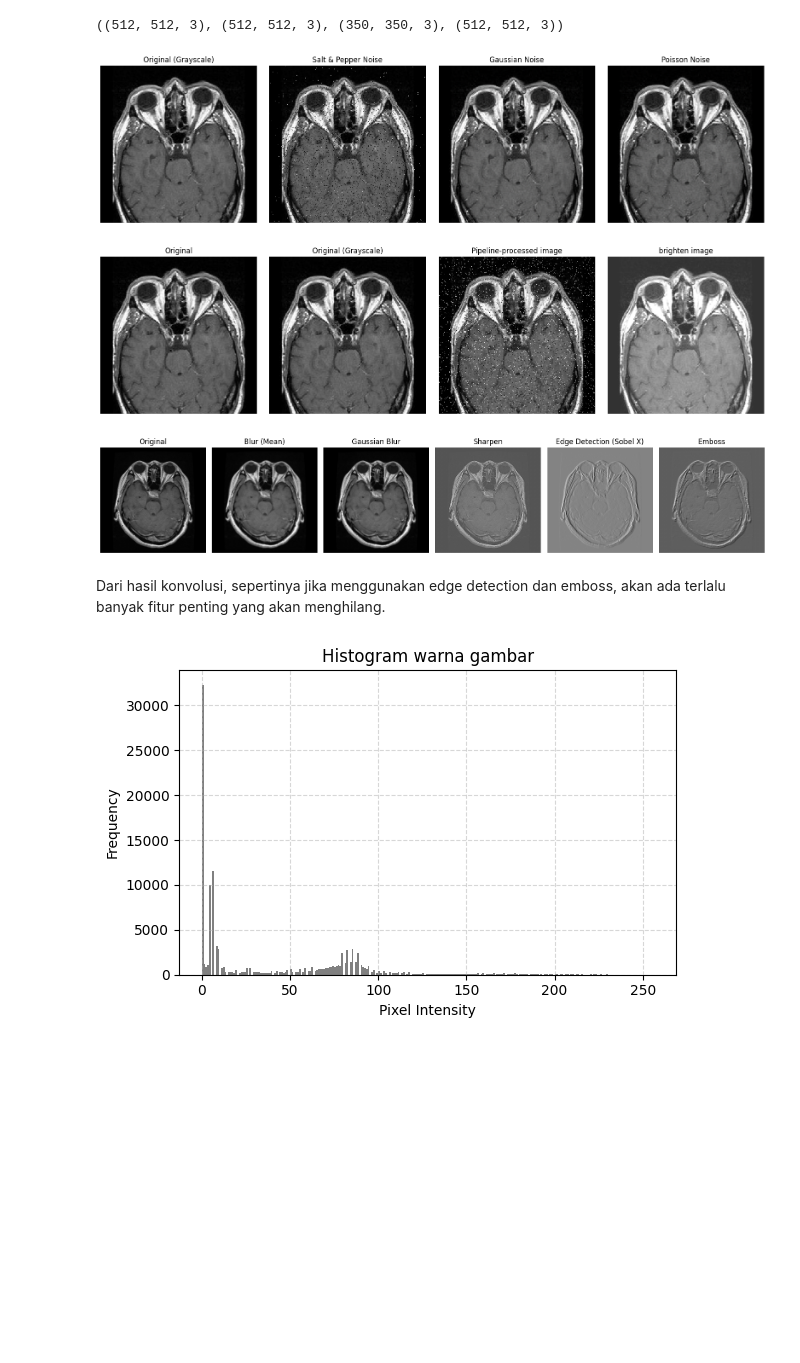
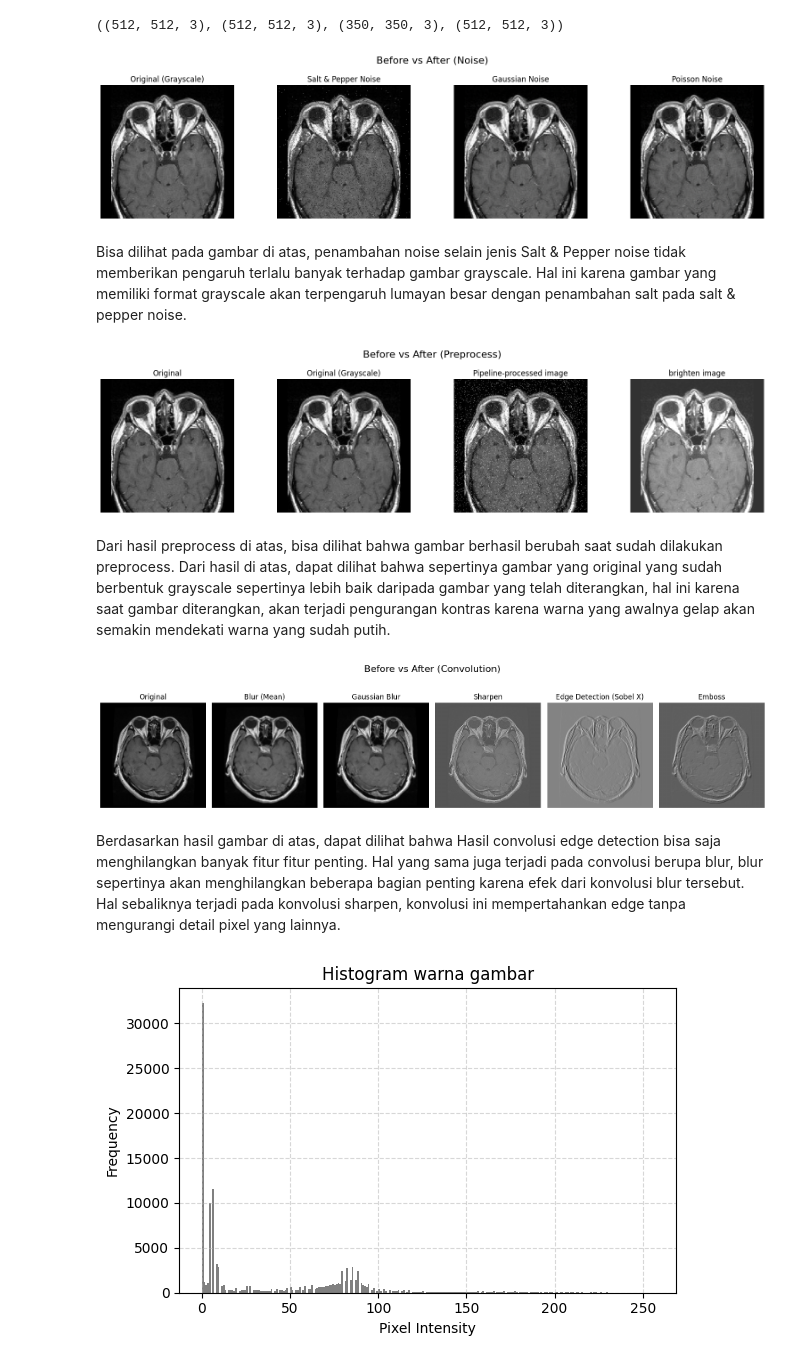
Before and after one commit to azureeeeeeeeeeee/pcd-brain-tumor, a Jupyter notebook: PCD_10.ipynb, the cells around one changed output. Cells and saved outputs as stored; diff of their text form; code cells hidden in the pictures; blank space fills up the shorter version.

```diff
--- a/PCD_10.ipynb
+++ b/PCD_10.ipynb
@@ -360,10 +350,13 @@ plt.imshow(add_poisson_noise(notumor_img))
 plt.title('Poisson Noise')
 plt.axis('off')
 
-plt.tight_layout()
+plt.suptitle('Before vs After (Noise)', fontsize=16)
+plt.tight_layout(rect=[0, 0.03, 1, 0.95])
 plt.show()
 # %% [output]
-[figure, old version]
+[figure, new version]
+# %% [markdown]
+Bisa dilihat pada gambar di atas, penambahan noise selain jenis Salt & Pepper noise tidak memberikan pengaruh terlalu banyak terhadap gambar grayscale. Hal ini karena gambar yang memiliki format grayscale akan terpengaruh lumayan besar dengan penambahan salt pada salt & pepper noise.
 # %%
 processeed_img = image_procesing_pipeline(notumor_img, noise_kind='snp', config={'amount': 0.02, 'salt_vs_pepper': 0.5}, is_binary=False)
 brighten_img = brighten_filter(cv.imread(notumor_img), beta=50)
@@ -390,10 +383,13 @@ plt.imshow(brighten_img, cmap='gray')
 plt.title('brighten image')
 plt.axis('off')
 
-plt.tight_layout()
+plt.suptitle('Before vs After (Preprocess)', fontsize=16)
+plt.tight_layout(rect=[0, 0.03, 1, 0.95])
 plt.show()
 # %% [output]
-[figure, old version]
+[figure, new version]
+# %% [markdown]
+Dari hasil preprocess di atas, bisa dilihat bahwa gambar berhasil berubah saat sudah dilakukan preprocess. Dari hasil di atas, dapat dilihat bahwa sepertinya gambar yang original yang sudah berbentuk grayscale sepertinya lebih baik daripada gambar yang telah diterangkan, hal ini karena saat gambar diterangkan, akan terjadi pengurangan kontras karena warna yang awalnya gelap akan semakin mendekati warna yang sudah putih.
 # %%
 img = bgr_to_graysacle(pituitary_img) # Ubah disini aja nanti gambar yang mau diliat
 blur_img = apply_conv(img, 'Blur (Mean)')
@@ -409,37 +405,38 @@ plt.imshow(img, cmap='gray')
 plt.title('Original')
 plt.axis('off')
 
 plt.subplot(1, 6, 2)
 plt.imshow(blur_img, cmap='gray')
 plt.title('Blur (Mean)')
 plt.axis('off')
 
 plt.subplot(1, 6, 3)
 plt.imshow(gaussian_img, cmap='gray')
 plt.title('Gaussian Blur')
 plt.axis('off')
 
 plt.subplot(1, 6, 4)
 plt.imshow(sharpen_img, cmap='gray')
 plt.title('Sharpen')
 plt.axis('off')
 
 plt.subplot(1, 6, 5)
 plt.imshow(edge_img, cmap='gray')
 plt.title('Edge Detection (Sobel X)')
 plt.axis('off')
 
 plt.subplot(1, 6, 6)
 plt.imshow(emboss_img, cmap='gray')
 plt.title('Emboss')
 plt.axis('off')
 
-plt.tight_layout()
+plt.suptitle('Before vs After (Convolution)', fontsize=16)
+plt.tight_layout(rect=[0, 0.03, 1, 0.95])
 plt.show()
 # %% [output]
-[figure, old version]
+[figure, new version]
-# %% [markdown]
-Dari hasil konvolusi, sepertinya jika menggunakan edge detection dan emboss, akan ada terlalu banyak fitur penting yang akan menghilang.
+# %% [markdown]
+Berdasarkan hasil gambar di atas, dapat dilihat bahwa Hasil convolusi edge detection bisa saja menghilangkan banyak fitur fitur penting. Hal yang sama juga terjadi pada convolusi berupa blur, blur sepertinya akan menghilangkan beberapa bagian penting karena efek dari konvolusi blur tersebut. Hal sebaliknya terjadi pada konvolusi sharpen, konvolusi ini mempertahankan edge tanpa mengurangi detail pixel yang lainnya.
 # %%
 hist_normal = show_histogram(img) # Ubah disini gambar yang mau diliat warnanya (harus grayscale)
 # %% [output]
```
Also changed, not shown: parts of 25 cells of this notebook.
